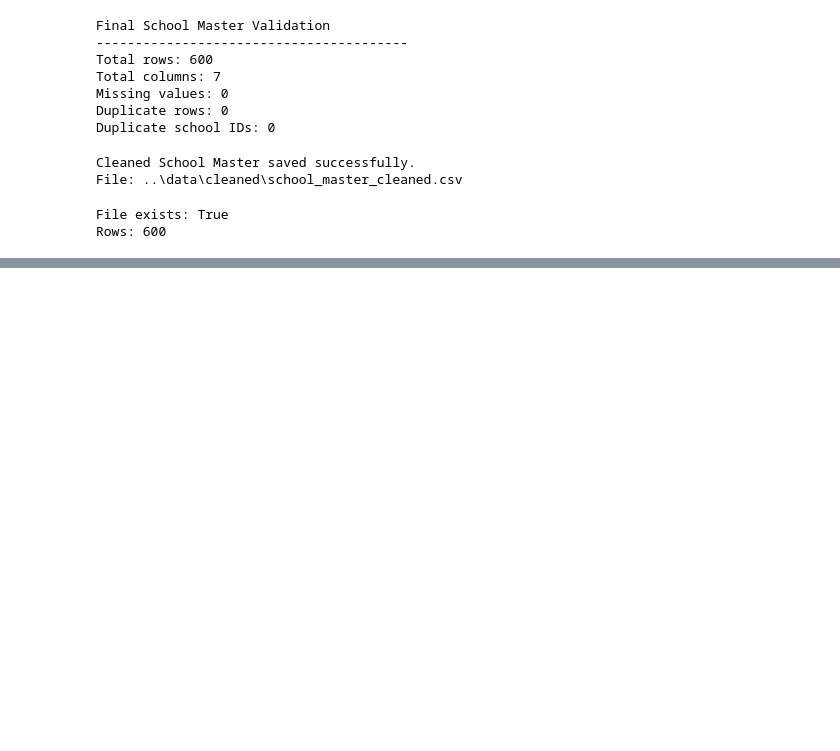
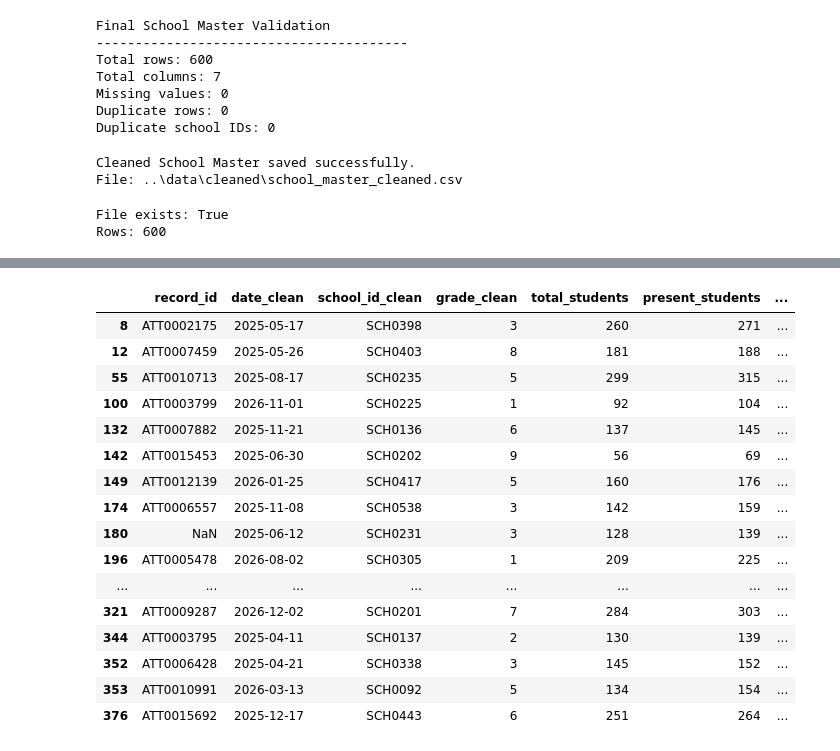
Before and after one commit to Satish-Raut/education-retention-tracker, a Jupyter notebook: notebooks/01_eda_and_cleaning.ipynb, the cells around one changed output, grey strips where cells are left out. Saved outputs shown, nothing was run; the diff lists cells and outputs as text; code cells hidden in the pictures; blank space fills up the shorter version.

Commit message:
Complete attendance data cleaning

```diff
--- a/notebooks/01_eda_and_cleaning.ipynb
+++ b/notebooks/01_eda_and_cleaning.ipynb
@@ -1145,0 +439,9 @@ Columns: 13
+# %%
+# ============================================
+# ATTENDANCE CLEANING — START
+# ============================================
+
+attendance = df_attendance.copy()
+
+print("Rows:", len(attendance))
+print("Columns:", attendance.columns.tolist())
@@ -1145,0 +1289,54 @@ Columns: 13
+# %%
+# ============================================
+# STEP 14: ATTENDANCE COUNT VALIDATION
+# ============================================
+
+# Flag impossible attendance records
+attendance["impossible_attendance_flag"] = (
+    attendance["present_students"] > attendance["total_students"]
+)
+
+# Flag other invalid numeric conditions
+attendance["invalid_total_students_flag"] = (
+    attendance["total_students"] <= 0
+)
+
+attendance["invalid_present_students_flag"] = (
+    attendance["present_students"] < 0
+)
+
+print("========== ATTENDANCE COUNT AUDIT ==========")
+
+print(
+    "total_students <= 0:",
+    attendance["invalid_total_students_flag"].sum()
+)
+
+print(
+    "present_students < 0:",
+    attendance["invalid_present_students_flag"].sum()
+)
+
+print(
+    "present_students > total_students:",
+    attendance["impossible_attendance_flag"].sum()
+)
+
+print("\n========== IMPOSSIBLE RECORDS SAMPLE ==========")
+
+display(
+    attendance.loc[
+        attendance["impossible_attendance_flag"],
+        [
+            "record_id",
+            "date_clean",
+            "school_id_clean",
+            "grade_clean",
+            "total_students",
+            "present_students",
+            "teacher_present_clean",
+            "marked_by_clean"
+        ]
+    ].head(20)
+)
+# %% [output]
@@ -1145,0 +1349,17 @@ Columns: 13
+|  | record_id | date_clean | school_id_clean | grade_clean | total_students | present_students | ... |
+| 8 | ATT0002175 | 2025-05-17 | SCH0398 | 3 | 260 | 271 | ... |
+| 12 | ATT0007459 | 2025-05-26 | SCH0403 | 8 | 181 | 188 | ... |
+| 55 | ATT0010713 | 2025-08-17 | SCH0235 | 5 | 299 | 315 | ... |
+| 100 | ATT0003799 | 2026-11-01 | SCH0225 | 1 | 92 | 104 | ... |
+| 132 | ATT0007882 | 2025-11-21 | SCH0136 | 6 | 137 | 145 | ... |
+| 142 | ATT0015453 | 2025-06-30 | SCH0202 | 9 | 56 | 69 | ... |
+| 149 | ATT0012139 | 2026-01-25 | SCH0417 | 5 | 160 | 176 | ... |
+| 174 | ATT0006557 | 2025-11-08 | SCH0538 | 3 | 142 | 159 | ... |
+| 180 | NaN | 2025-06-12 | SCH0231 | 3 | 128 | 139 | ... |
+| 196 | ATT0005478 | 2026-08-02 | SCH0305 | 1 | 209 | 225 | ... |
+| ... | ... | ... | ... | ... | ... | ... | ... |
+| 321 | ATT0009287 | 2026-12-02 | SCH0201 | 7 | 284 | 303 | ... |
+| 344 | ATT0003795 | 2025-04-11 | SCH0137 | 2 | 130 | 139 | ... |
+| 352 | ATT0006428 | 2025-04-21 | SCH0338 | 3 | 145 | 152 | ... |
+| 353 | ATT0010991 | 2026-03-13 | SCH0092 | 5 | 134 | 154 | ... |
+| 376 | ATT0015692 | 2025-12-17 | SCH0443 | 6 | 251 | 264 | ... |
```
Also changed, not shown: parts of 53 cells of this notebook, 1 other file.
